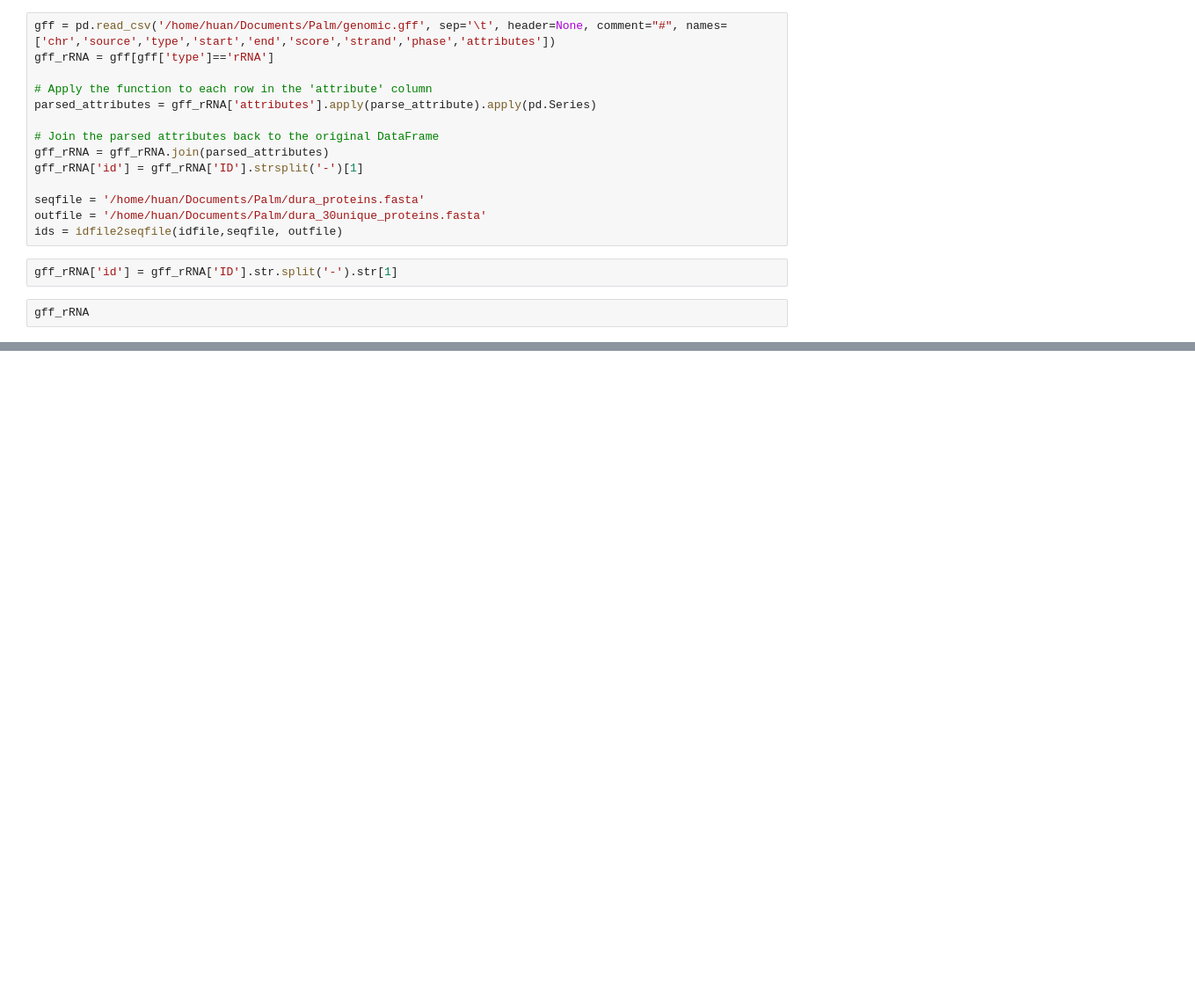
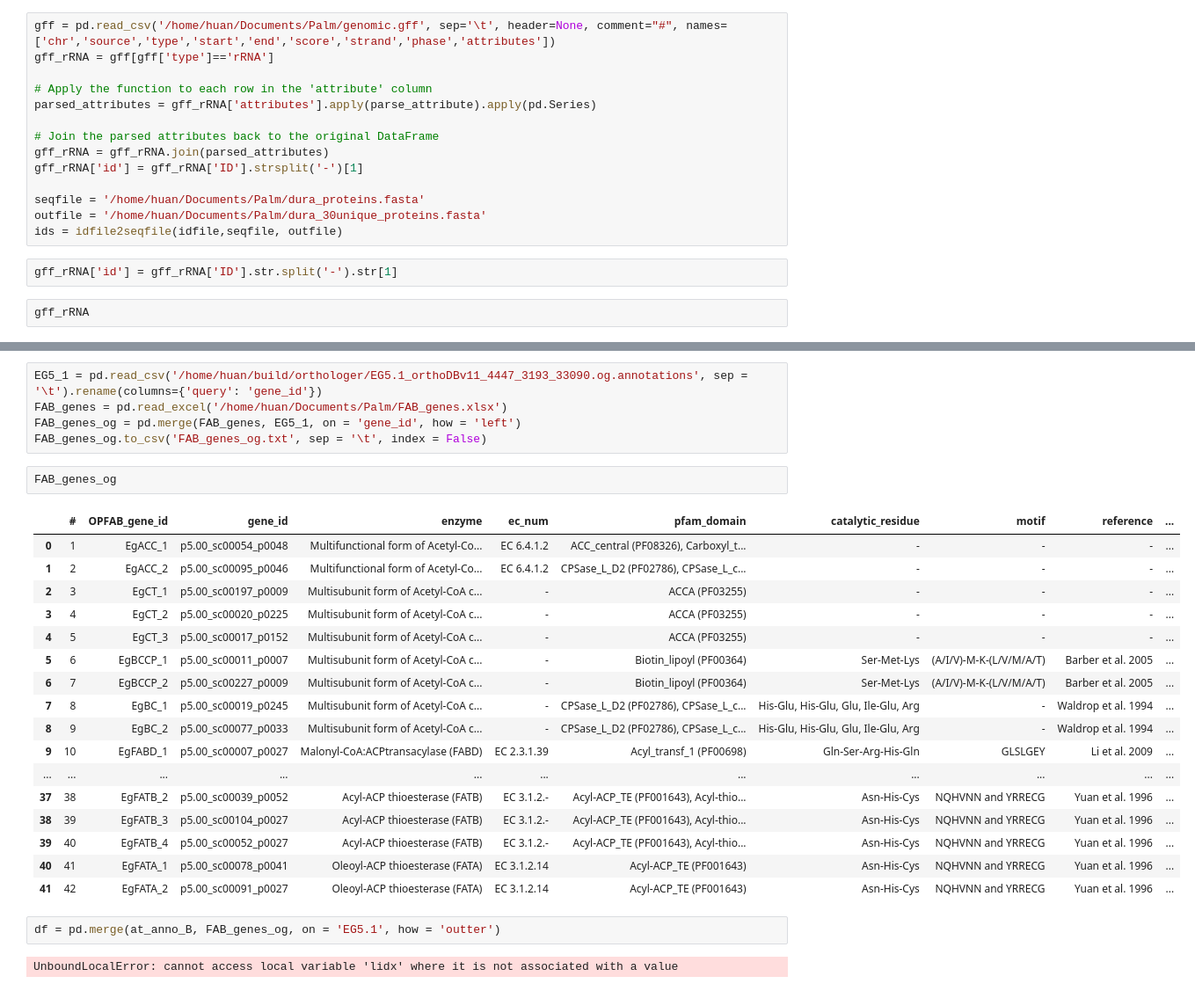
Before and after one commit to fanhuan/script, a Jupyter notebook: orthoDB.ipynb, the cells around one changed output, grey strips where cells are left out. Shown: that part at 88% size. Saved outputs shown, nothing was run; the diff lists cells and outputs as text; blank space fills up the shorter version.

```diff
--- a/orthoDB.ipynb
+++ b/orthoDB.ipynb
@@ -667,0 +688,29 @@ gff_rRNA
+# %%
+EG5_1 = pd.read_csv('/home/huan/build/orthologer/EG5.1_orthoDBv11_4447_3193_33090.og.annotations', sep = '\t').rename(columns={'query': 'gene_id'})
+FAB_genes = pd.read_excel('/home/huan/Documents/Palm/FAB_genes.xlsx')
+FAB_genes_og = pd.merge(FAB_genes, EG5_1, on = 'gene_id', how = 'left')
+FAB_genes_og.to_csv('FAB_genes_og.txt', sep = '\t', index = False)
+# %%
+FAB_genes_og
+# %% [output]
+|  | # | OPFAB_gene_id | gene_id | enzyme | ec_num | pfam_domain | catalytic_residue | motif | reference | ... |
+| 0 | 1 | EgACC_1 | p5.00_sc00054_p0048 | Multifunctional form of Acetyl-Co... | EC 6.4.1.2 | ACC_central (PF08326), Carboxyl_t... | - | - | - | ... |
+| 1 | 2 | EgACC_2 | p5.00_sc00095_p0046 | Multifunctional form of Acetyl-Co... | EC 6.4.1.2 | CPSase_L_D2 (PF02786), CPSase_L_c... | - | - | - | ... |
+| 2 | 3 | EgCT_1 | p5.00_sc00197_p0009 | Multisubunit form of Acetyl-CoA c... | - | ACCA (PF03255) | - | - | - | ... |
+| 3 | 4 | EgCT_2 | p5.00_sc00020_p0225 | Multisubunit form of Acetyl-CoA c... | - | ACCA (PF03255) | - | - | - | ... |
+| 4 | 5 | EgCT_3 | p5.00_sc00017_p0152 | Multisubunit form of Acetyl-CoA c... | - | ACCA (PF03255) | - | - | - | ... |
+| 5 | 6 | EgBCCP_1 | p5.00_sc00011_p0007 | Multisubunit form of Acetyl-CoA c... | - | Biotin_lipoyl (PF00364) | Ser-Met-Lys | (A/I/V)-M-K-(L/V/M/A/T) | Barber et al. 2005 | ... |
+| 6 | 7 | EgBCCP_2 | p5.00_sc00227_p0009 | Multisubunit form of Acetyl-CoA c... | - | Biotin_lipoyl (PF00364) | Ser-Met-Lys | (A/I/V)-M-K-(L/V/M/A/T) | Barber et al. 2005 | ... |
+| 7 | 8 | EgBC_1 | p5.00_sc00019_p0245 | Multisubunit form of Acetyl-CoA c... | - | CPSase_L_D2 (PF02786), CPSase_L_c... | His-Glu, His-Glu, Glu, Ile-Glu, Arg | - | Waldrop et al. 1994 | ... |
+| 8 | 9 | EgBC_2 | p5.00_sc00077_p0033 | Multisubunit form of Acetyl-CoA c... | - | CPSase_L_D2 (PF02786), CPSase_L_c... | His-Glu, His-Glu, Glu, Ile-Glu, Arg | - | Waldrop et al. 1994 | ... |
+| 9 | 10 | EgFABD_1 | p5.00_sc00007_p0027 | Malonyl-CoA:ACPtransacylase (FABD) | EC 2.3.1.39 | Acyl_transf_1 (PF00698) | Gln-Ser-Arg-His-Gln | GLSLGEY | Li et al. 2009 | ... |
+| ... | ... | ... | ... | ... | ... | ... | ... | ... | ... | ... |
+| 37 | 38 | EgFATB_2 | p5.00_sc00039_p0052 | Acyl-ACP thioesterase (FATB) | EC 3.1.2.- | Acyl-ACP_TE (PF001643), Acyl-thio... | Asn-His-Cys | NQHVNN and YRRECG | Yuan et al. 1996 | ... |
+| 38 | 39 | EgFATB_3 | p5.00_sc00104_p0027 | Acyl-ACP thioesterase (FATB) | EC 3.1.2.- | Acyl-ACP_TE (PF001643), Acyl-thio... | Asn-His-Cys | NQHVNN and YRRECG | Yuan et al. 1996 | ... |
+| 39 | 40 | EgFATB_4 | p5.00_sc00052_p0027 | Acyl-ACP thioesterase (FATB) | EC 3.1.2.- | Acyl-ACP_TE (PF001643), Acyl-thio... | Asn-His-Cys | NQHVNN and YRRECG | Yuan et al. 1996 | ... |
+| 40 | 41 | EgFATA_1 | p5.00_sc00078_p0041 | Oleoyl-ACP thioesterase (FATA) | EC 3.1.2.14 | Acyl-ACP_TE (PF001643) | Asn-His-Cys | NQHVNN and YRRECG | Yuan et al. 1996 | ... |
+| 41 | 42 | EgFATA_2 | p5.00_sc00091_p0027 | Oleoyl-ACP thioesterase (FATA) | EC 3.1.2.14 | Acyl-ACP_TE (PF001643) | Asn-His-Cys | NQHVNN and YRRECG | Yuan et al. 1996 | ... |
+# %%
+df = pd.merge(at_anno_B, FAB_genes_og, on = 'EG5.1', how = 'outter')
+# %% [output]
+UnboundLocalError: cannot access local variable 'lidx' where it is not associated with a value
```
Also changed, not shown: parts of 4 cells of this notebook, 1 other file.
